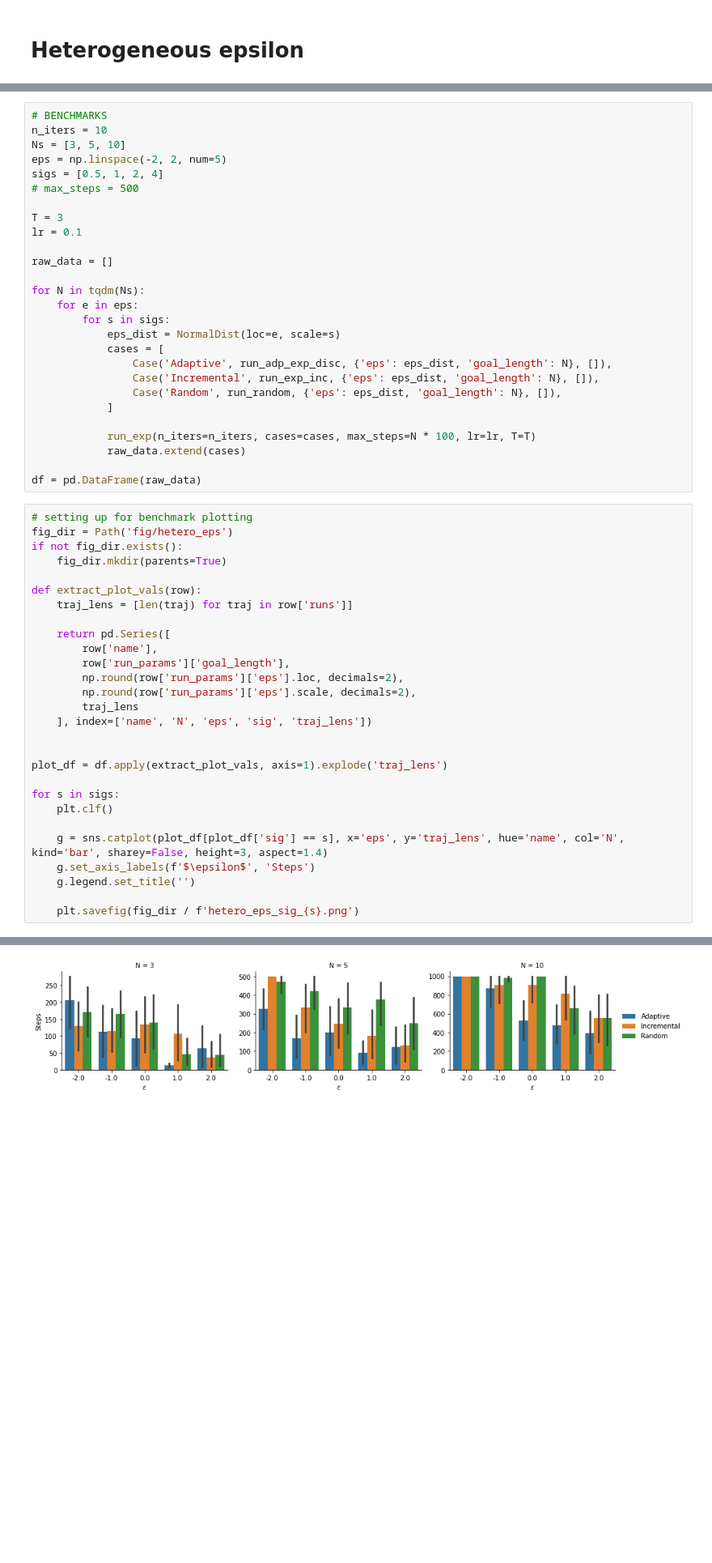
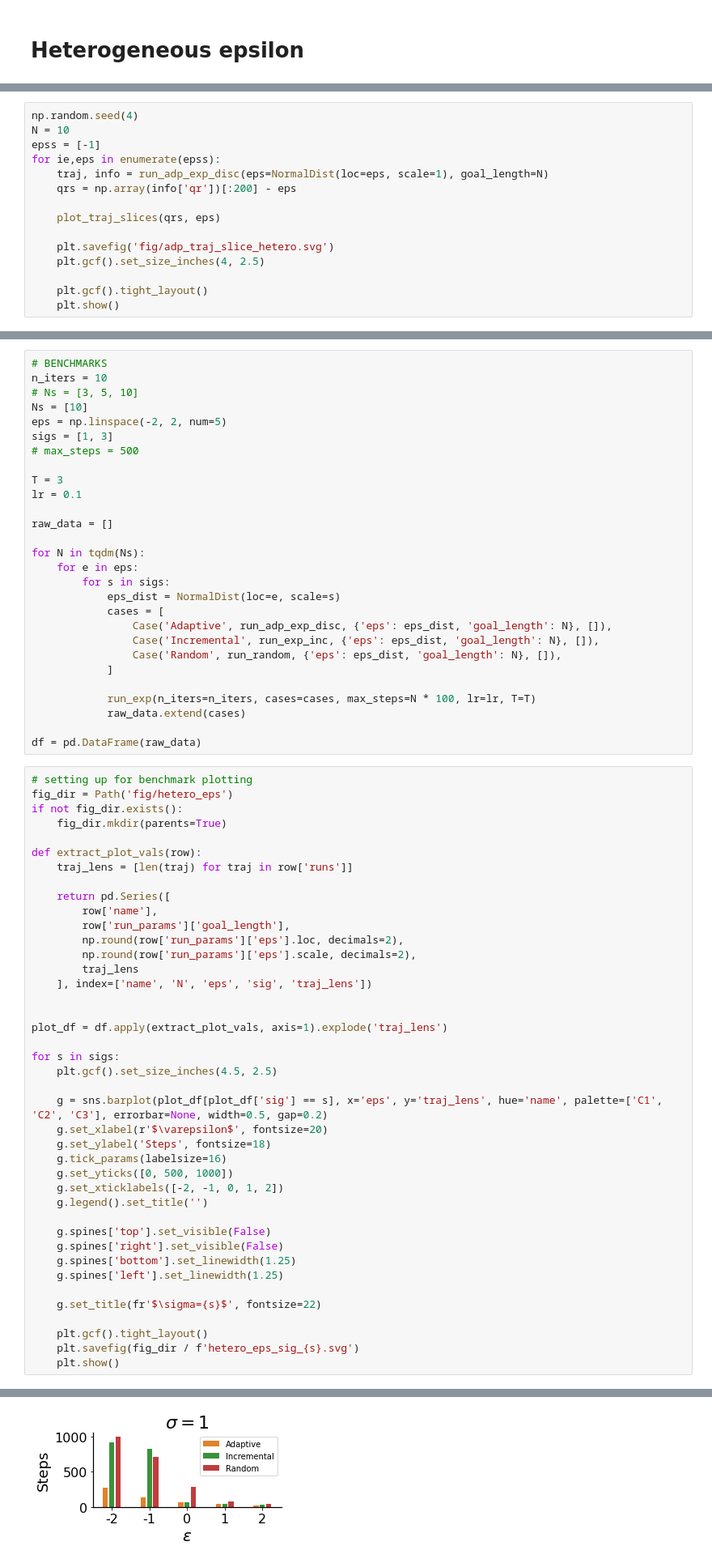
Before and after one commit to wtong98/automated-curriculum-learning, a Jupyter notebook: binary_env/paper_fig/notebook/plotter.ipynb, the cells around one changed output, grey strips where cells are left out. Shown at 81% size. Cells and saved outputs as stored; diff of their text form; blank space fills up the shorter version.

```diff
--- a/binary_env/paper_fig/notebook/plotter.ipynb
+++ b/binary_env/paper_fig/notebook/plotter.ipynb
@@ -589,0 +667,15 @@ plt.savefig('fig/adp_hetero_sig1.png')
+# %%
+np.random.seed(4)
+N = 10
+epss = [-1]
+for ie,eps in enumerate(epss):
+    traj, info = run_adp_exp_disc(eps=NormalDist(loc=eps, scale=1), goal_length=N)
+    qrs = np.array(info['qr'])[:200] - eps
+
+    plot_traj_slices(qrs, eps)
+
+    plt.savefig('fig/adp_traj_slice_hetero.svg')
+    plt.gcf().set_size_inches(4, 2.5)
+
+    plt.gcf().tight_layout()
+    plt.show()
@@ -590,9 +684,10 @@ plt.savefig('fig/adp_hetero_sig1.png')
 # %%
 # BENCHMARKS
 n_iters = 10
-Ns = [3, 5, 10]
+# Ns = [3, 5, 10]
+Ns = [10]
 eps = np.linspace(-2, 2, num=5)
-sigs = [0.5, 1, 2, 4]
+sigs = [1, 3]
 # max_steps = 500
 
 T = 3
@@ -635,11 +730,24 @@ def extract_plot_vals(row):
 plot_df = df.apply(extract_plot_vals, axis=1).explode('traj_lens')
 
 for s in sigs:
-    plt.clf()
+    plt.gcf().set_size_inches(4.5, 2.5)
 
-    g = sns.catplot(plot_df[plot_df['sig'] == s], x='eps', y='traj_lens', hue='name', col='N', kind='bar', sharey=False, height=3, aspect=1.4)
-    g.set_axis_labels(f'$\epsilon$', 'Steps')
-    g.legend.set_title('')
+    g = sns.barplot(plot_df[plot_df['sig'] == s], x='eps', y='traj_lens', hue='name', palette=['C1', 'C2', 'C3'], errorbar=None, width=0.5, gap=0.2)
+    g.set_xlabel(r'$\varepsilon$', fontsize=20)
+    g.set_ylabel('Steps', fontsize=18)
+    g.tick_params(labelsize=16)
+    g.set_yticks([0, 500, 1000])
+    g.set_xticklabels([-2, -1, 0, 1, 2])
+    g.legend().set_title('')
 
-    plt.savefig(fig_dir / f'hetero_eps_sig_{s}.png')
+    g.spines['top'].set_visible(False)
+    g.spines['right'].set_visible(False)
+    g.spines['bottom'].set_linewidth(1.25)
+    g.spines['left'].set_linewidth(1.25)
+
+    g.set_title(fr'$\sigma={s}$', fontsize=22)
+
+    plt.gcf().tight_layout()
+    plt.savefig(fig_dir / f'hetero_eps_sig_{s}.svg')
+    plt.show()
 # %% [output]
@@ -650 +754 @@ for s in sigs:
-[figure, old version]
+[figure, new version]
```
Also changed, not shown: parts of 8 cells of this notebook, 2 other files.
